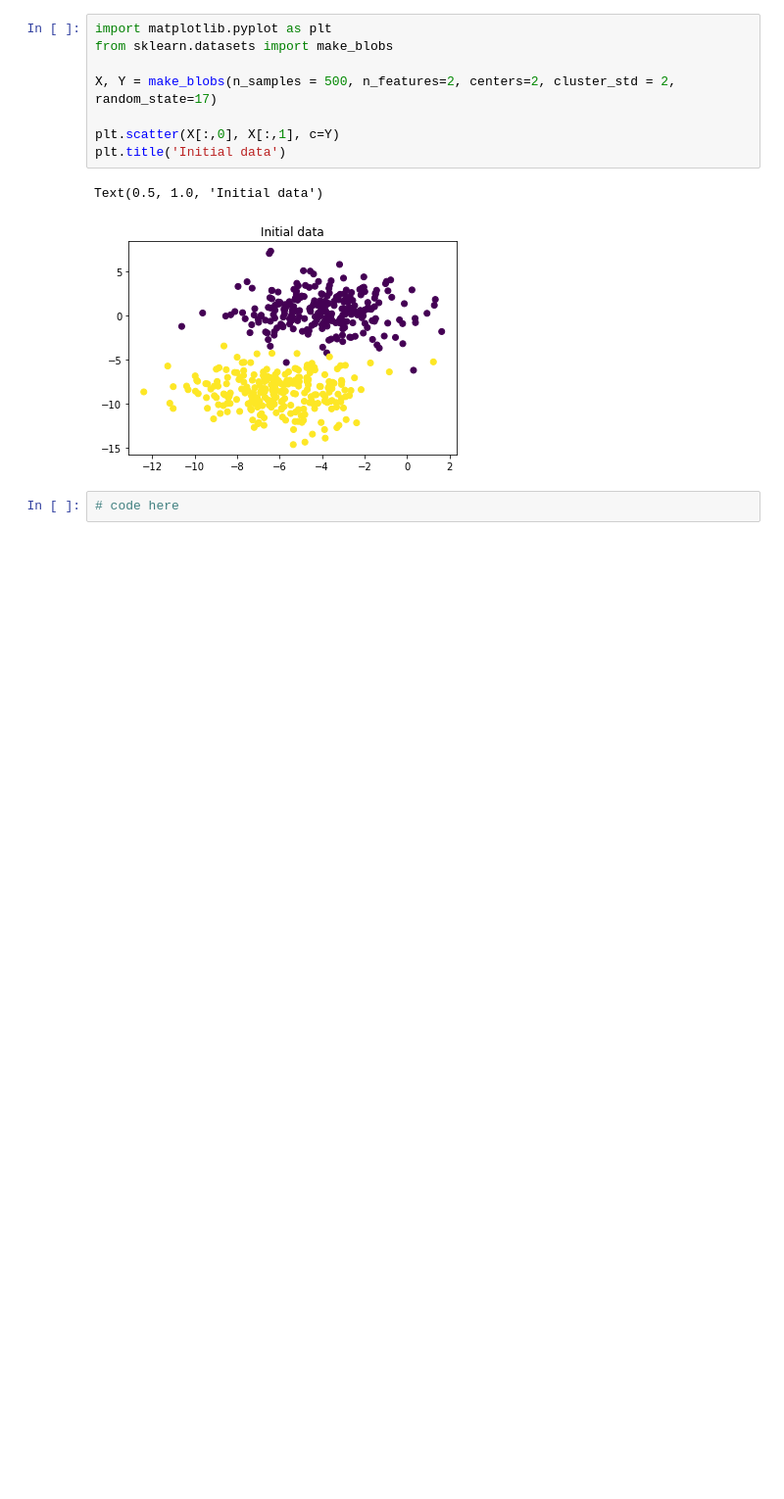
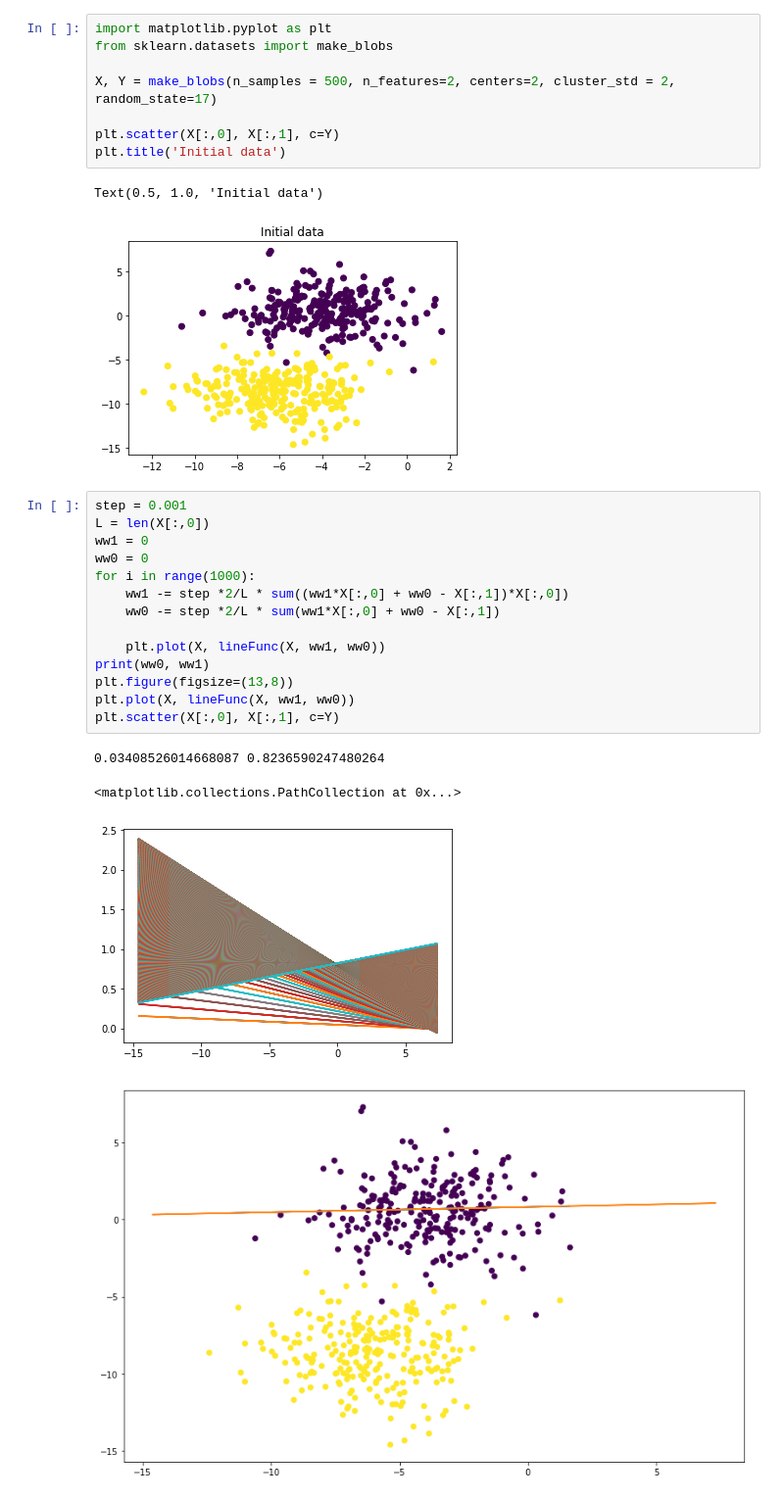
Before and after one commit to GluhovDmitry/Data-Analisis, a Jupyter notebook: Глухов, Кузнецова, лабораторная №2.ipynb, the cells around one changed output. Shown at 98% size. Saved outputs shown, nothing was run; the diff lists cells and outputs as text; blank space fills up the shorter version.

```diff
--- a/Глухов, Кузнецова, лабораторная №2.ipynb
+++ b/Глухов, Кузнецова, лабораторная №2.ipynb
@@ -159,5 +159,22 @@ plt.title('Initial data')
 # %% [output]
 Text(0.5, 1.0, 'Initial data')
 [figure]
-# %%
-# code here
+# %%
+step = 0.001
+L = len(X[:,0])
+ww1 = 0
+ww0 = 0
+for i in range(1000):
+    ww1 -= step *2/L * sum((ww1*X[:,0] + ww0 - X[:,1])*X[:,0])
+    ww0 -= step *2/L * sum(ww1*X[:,0] + ww0 - X[:,1])
+
+    plt.plot(X, lineFunc(X, ww1, ww0))
+print(ww0, ww1)
+plt.figure(figsize=(13,8))
+plt.plot(X, lineFunc(X, ww1, ww0))
+plt.scatter(X[:,0], X[:,1], c=Y)
+# %% [output]
+0.03408526014668087 0.8236590247480264
+<matplotlib.collections.PathCollection at 0x...>
+[figure, added]
+[figure, added]
```
